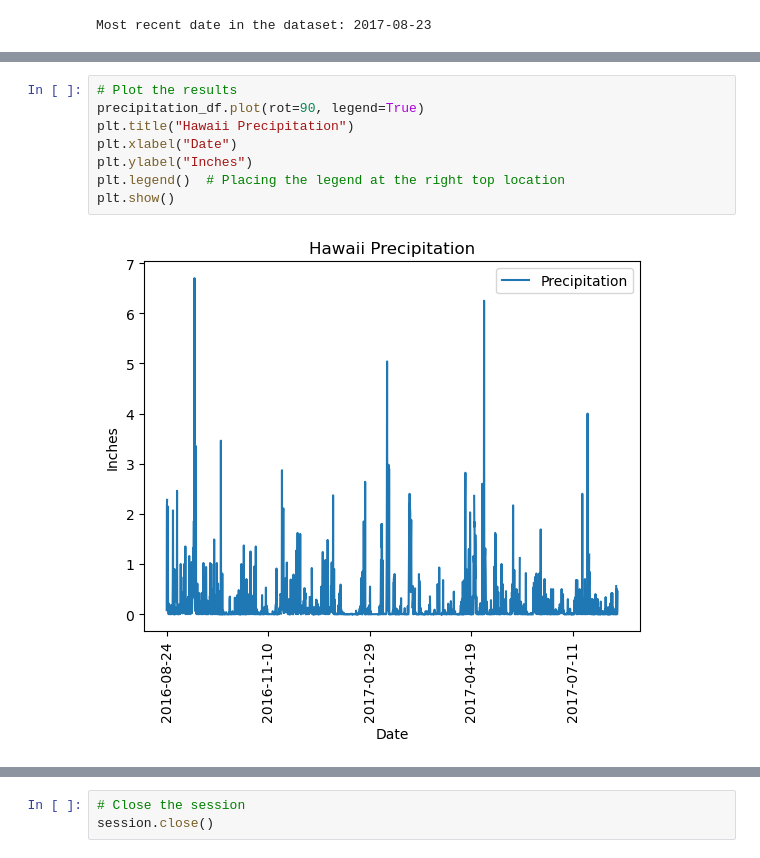
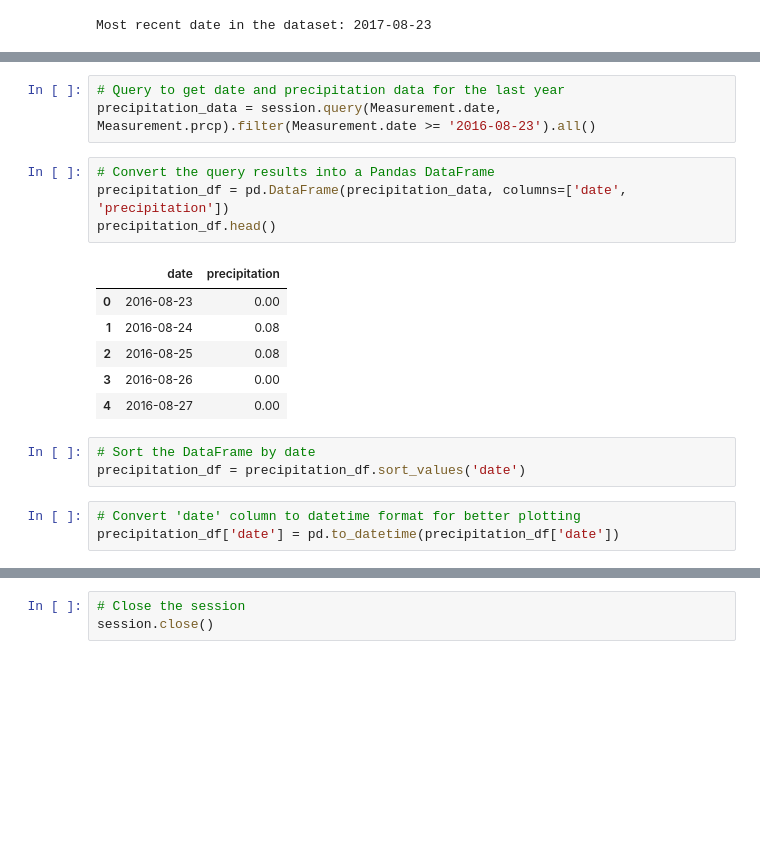
Before and after one commit to zara5961/sqlalchemy-challenge, a Jupyter notebook: SurfsUp/climate_starter.ipynb, the cells around one changed output, grey strips where cells are left out. Drawn from its saved outputs; the diff is of its cells as text; blank space fills up the shorter version.

```diff
--- a/SurfsUp/climate_starter.ipynb
+++ b/SurfsUp/climate_starter.ipynb
@@ -46,10 +32,20 @@ precipitation_df = precipitation_df.sort_index()
-# %%
-# Plot the results
-precipitation_df.plot(rot=90, legend=True)
-plt.title("Hawaii Precipitation")
-plt.xlabel("Date")
-plt.ylabel("Inches")
-plt.legend()  # Placing the legend at the right top location
-plt.show()
-# %% [output]
-[figure, removed]
+# %%
+# Query to get date and precipitation data for the last year
+precipitation_data = session.query(Measurement.date, Measurement.prcp).filter(Measurement.date >= '2016-08-23').all()
+# %%
+# Convert the query results into a Pandas DataFrame
+precipitation_df = pd.DataFrame(precipitation_data, columns=['date', 'precipitation'])
+precipitation_df.head()
+# %% [output]
+|  | date | precipitation |
+| 0 | 2016-08-23 | 0.00 |
+| 1 | 2016-08-24 | 0.08 |
+| 2 | 2016-08-25 | 0.08 |
+| 3 | 2016-08-26 | 0.00 |
+| 4 | 2016-08-27 | 0.00 |
+# %%
+# Sort the DataFrame by date
+precipitation_df = precipitation_df.sort_values('date')
+# %%
+# Convert 'date' column to datetime format for better plotting
+precipitation_df['date'] = pd.to_datetime(precipitation_df['date'])
```
Also changed, not shown: parts of 9 cells of this notebook, 1 other file.
